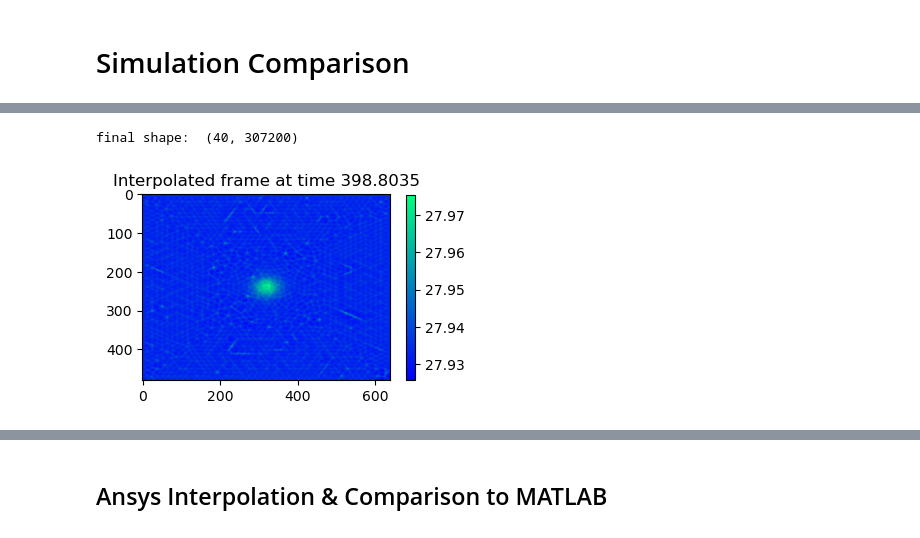
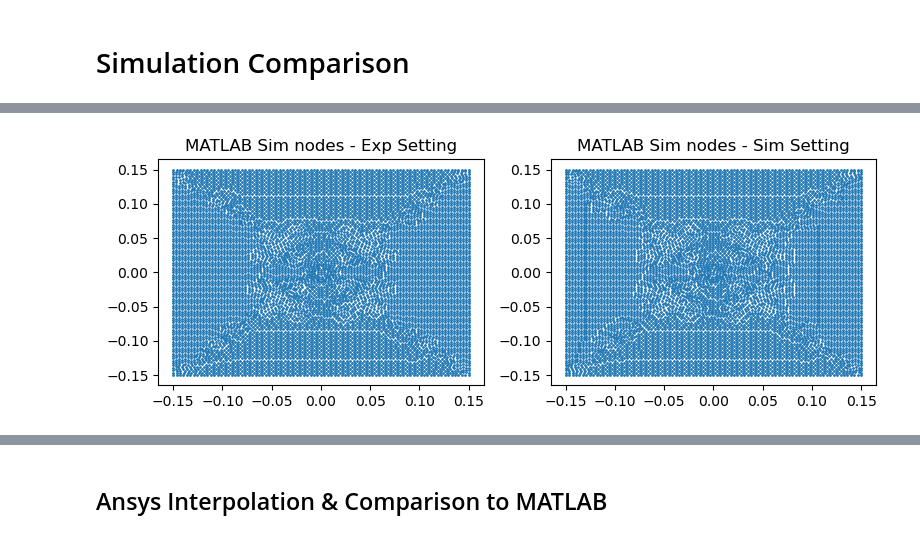
Before and after one commit to lvburik/TeamInternship, a Jupyter notebook: SimulationModel/simulation_comparison.ipynb, the cells around one changed output, grey strips where cells are left out. Cells and saved outputs as stored; diff of their text form; code cells hidden in the pictures.

```diff
--- a/SimulationModel/simulation_comparison.ipynb
+++ b/SimulationModel/simulation_comparison.ipynb
@@ -10,9 +10,13 @@ import matplotlib.pyplot as plt
 from scipy.interpolate import griddata
 # %%
 # define path to raw MATLAB simulation data
-path = "../SimulationModel/matlab_results.csv"
+path = "../SimulationModel/matlab_results_exp_setting.csv"
+
 # load raw MATLAB simulation data
-raw_sim_data = pd.read_csv(path)
-print("raw simulation data shape: ", raw_sim_data.shape)
+raw_sim_data_exp_setting = pd.read_csv(path)
+raw_sim_data_sim_setting = pd.read_csv(path.replace("exp_setting", "sim_setting"))
+
+print("raw simulation data shape: ", raw_sim_data_exp_setting.shape)
+print("raw simulation data shape: ", raw_sim_data_sim_setting.shape)
 # %% [output]
 raw simulation data shape:  (8577, 44)
@@ -19,12 +24,16 @@ raw simulation data shape:  (8577, 44)
 # %%
-# extract coordinates and temperatures
-x = raw_sim_data['X'].values  # x-coordinates of nodes
-y = raw_sim_data['Y'].values  # y-coordinates of nodes
-temperatures = raw_sim_data.iloc[:, 4:].values  # temperature of nodes
-t_matlab_str = raw_sim_data.columns.to_list()[4:] # timesteps
-t_matlab = [np.float_(col.split('_')[1]) for col in t_matlab_str]
-num_time_steps = temperatures.shape[1]
+# extract data from raw simulation data
+def extract_data(raw_sim_data):
+    x = raw_sim_data['X'].values  # x-coordinates of nodes
+    y = raw_sim_data['Y'].values  # y-coordinates of nodes
+    temperatures = raw_sim_data.iloc[:, 4:].values  # temperature of nodes
+    t_str = raw_sim_data.columns.to_list()[4:] # timesteps
+    t = [np.float_(col.split('_')[1]) for col in t_str]
+    return x, y, temperatures, t
 
-print(f"loaded data: {x.shape}, {y.shape}, {temperatures.shape} ")
-print("num time steps: ", num_time_steps)
+x_m_exp_setting, y_m_exp_setting, temperatures_m_exp_setting, t_m_exp_setting = extract_data(raw_sim_data_exp_setting)
+x_m_sim_setting, y_m_sim_setting, temperatures_m_sim_setting, t_m_sim_setting = extract_data(raw_sim_data_sim_setting)
+
+print(f"loaded data exp setting: {x_m_exp_setting.shape}, {y_m_exp_setting.shape}, {temperatures_m_exp_setting.shape} ")
+print(f"loaded data sim setting: {x_m_sim_setting.shape}, {y_m_sim_setting.shape}, {temperatures_m_sim_setting.shape} ")
 # %% [output]
@@ -78,21 +42,15 @@ interpolated temperatures:  (480, 640, 40)
-# %%
-# transpose to make time axis the first dimension
-grid_temperatures_transposed = np.transpose(grid_temperatures, (2, 0, 1))
-
-# flatten the grid to have shape (time steps, 307200)
-flattened_temperatures = grid_temperatures_transposed.reshape(num_time_steps, -1)
-
-print("final shape: ", flattened_temperatures.shape)  # should be (num time steps, 307200)
-# %% [output]
-final shape:  (40, 307200)
-# %%
-# plot interpolated frame
-frame = flattened_temperatures[timestep, :].reshape((480, 640))
-
-plt.figure(figsize=(4,3))
-plt.imshow(frame, cmap='winter')
-plt.colorbar(shrink=0.8)
-plt.title(f"Interpolated frame at time {t_matlab[timestep]}")
-plt.show()
-# %% [output]
-[figure, removed]
+# %%
+fig, axes = plt.subplots(1, 2, figsize=(8, 3))  # 1 row, 2 columns
+
+# matlab exp setting
+axes[0].scatter(x_m_exp_setting, y_m_exp_setting, s=1)
+axes[0].set_title("MATLAB Sim nodes - Exp Setting")
+
+# matlab sim setting
+axes[1].scatter(x_m_sim_setting, y_m_sim_setting, s=1)
+axes[1].set_title("MATLAB Sim nodes - Sim Setting")
+
+plt.tight_layout()
+plt.show()
+# %% [output]
+[figure, added]
```
Also changed, not shown: parts of 8 cells of this notebook.
